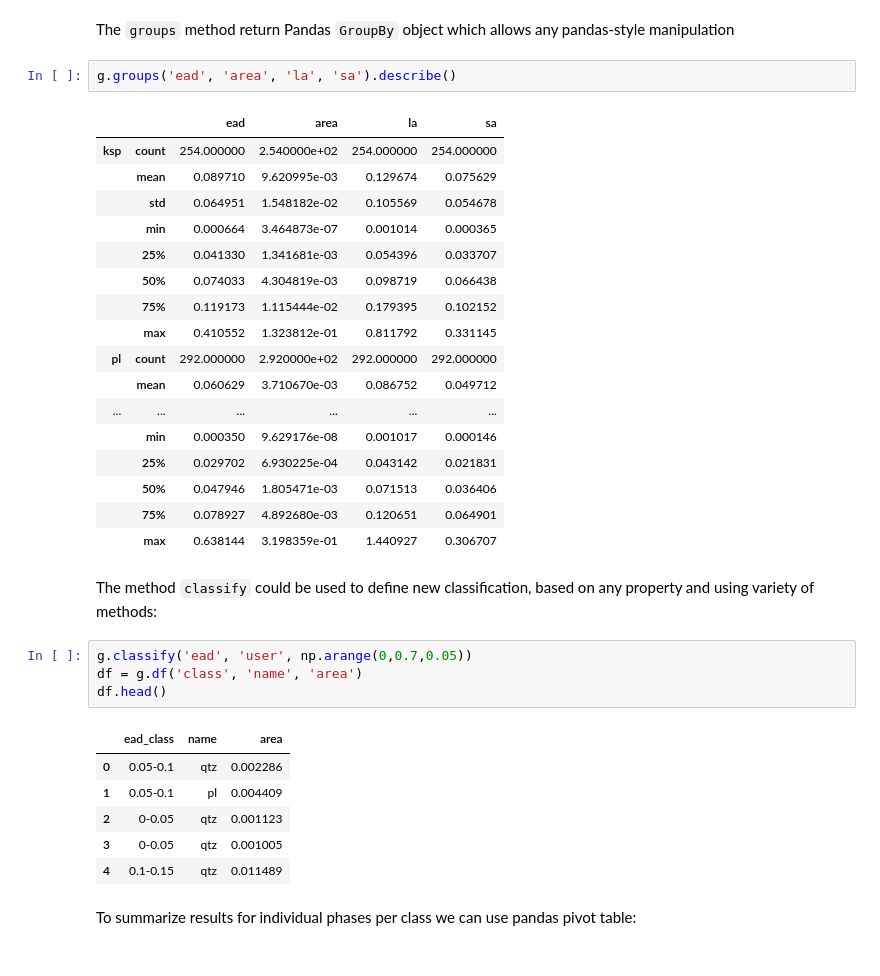
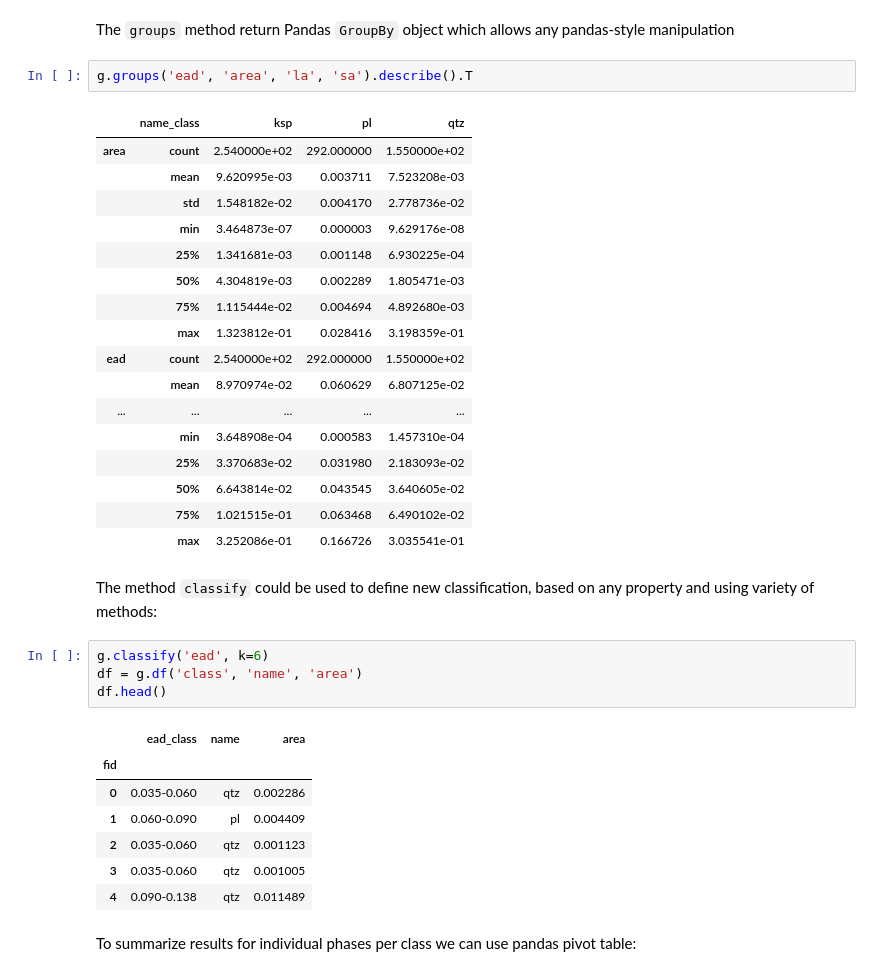
Before and after one commit to ondrolexa/polylx, a Jupyter notebook: polylx_tutorial.ipynb, the cells around one changed output. Cells and saved outputs as stored; diff of their text form.

```diff
--- a/polylx_tutorial.ipynb
+++ b/polylx_tutorial.ipynb
@@ -99,38 +99,39 @@ g.agg('name', len, 'area', np.sum, 'ead', np.mean, 'lao', circular.mean)
 # %% [markdown]
 The `groups` method return Pandas `GroupBy` object which allows any pandas-style manipulation
 # %%
-g.groups('ead', 'area', 'la', 'sa').describe()
+g.groups('ead', 'area', 'la', 'sa').describe().T
 # %% [output]
-|  |  | ead | area | la | sa |
-| ksp | count | 254.000000 | 2.540000e+02 | 254.000000 | 254.000000 |
-|  | mean | 0.089710 | 9.620995e-03 | 0.129674 | 0.075629 |
-|  | std | 0.064951 | 1.548182e-02 | 0.105569 | 0.054678 |
-|  | min | 0.000664 | 3.464873e-07 | 0.001014 | 0.000365 |
-|  | 25% | 0.041330 | 1.341681e-03 | 0.054396 | 0.033707 |
-|  | 50% | 0.074033 | 4.304819e-03 | 0.098719 | 0.066438 |
-|  | 75% | 0.119173 | 1.115444e-02 | 0.179395 | 0.102152 |
-|  | max | 0.410552 | 1.323812e-01 | 0.811792 | 0.331145 |
-| pl | count | 292.000000 | 2.920000e+02 | 292.000000 | 292.000000 |
-|  | mean | 0.060629 | 3.710670e-03 | 0.086752 | 0.049712 |
-| ... | ... | ... | ... | ... | ... |
-|  | min | 0.000350 | 9.629176e-08 | 0.001017 | 0.000146 |
-|  | 25% | 0.029702 | 6.930225e-04 | 0.043142 | 0.021831 |
-|  | 50% | 0.047946 | 1.805471e-03 | 0.071513 | 0.036406 |
-|  | 75% | 0.078927 | 4.892680e-03 | 0.120651 | 0.064901 |
-|  | max | 0.638144 | 3.198359e-01 | 1.440927 | 0.306707 |
+|  | name_class | ksp | pl | qtz |
+| area | count | 2.540000e+02 | 292.000000 | 1.550000e+02 |
+|  | mean | 9.620995e-03 | 0.003711 | 7.523208e-03 |
+|  | std | 1.548182e-02 | 0.004170 | 2.778736e-02 |
+|  | min | 3.464873e-07 | 0.000003 | 9.629176e-08 |
+|  | 25% | 1.341681e-03 | 0.001148 | 6.930225e-04 |
+|  | 50% | 4.304819e-03 | 0.002289 | 1.805471e-03 |
+|  | 75% | 1.115444e-02 | 0.004694 | 4.892680e-03 |
+|  | max | 1.323812e-01 | 0.028416 | 3.198359e-01 |
+| ead | count | 2.540000e+02 | 292.000000 | 1.550000e+02 |
+|  | mean | 8.970974e-02 | 0.060629 | 6.807125e-02 |
+| ... | ... | ... | ... | ... |
+|  | min | 3.648908e-04 | 0.000583 | 1.457310e-04 |
+|  | 25% | 3.370683e-02 | 0.031980 | 2.183093e-02 |
+|  | 50% | 6.643814e-02 | 0.043545 | 3.640605e-02 |
+|  | 75% | 1.021515e-01 | 0.063468 | 6.490102e-02 |
+|  | max | 3.252086e-01 | 0.166726 | 3.035541e-01 |
 # %% [markdown]
 The method `classify` could be used to define new classification, based on any property and using variety of methods:
 # %%
-g.classify('ead', 'user', np.arange(0,0.7,0.05))
+g.classify('ead', k=6)
 df = g.df('class', 'name', 'area')
 df.head()
 # %% [output]
 |  | ead_class | name | area |
-| 0 | 0.05-0.1 | qtz | 0.002286 |
-| 1 | 0.05-0.1 | pl | 0.004409 |
-| 2 | 0-0.05 | qtz | 0.001123 |
-| 3 | 0-0.05 | qtz | 0.001005 |
-| 4 | 0.1-0.15 | qtz | 0.011489 |
+| fid |  |  |  |
+| 0 | 0.035-0.060 | qtz | 0.002286 |
+| 1 | 0.060-0.090 | pl | 0.004409 |
+| 2 | 0.035-0.060 | qtz | 0.001123 |
+| 3 | 0.035-0.060 | qtz | 0.001005 |
+| 4 | 0.090-0.138 | qtz | 0.011489 |
 # %% [markdown]
 To summarize results for individual phases per class we can use pandas pivot table:
 # %%
```
Also changed, not shown: parts of 12 cells of this notebook.
